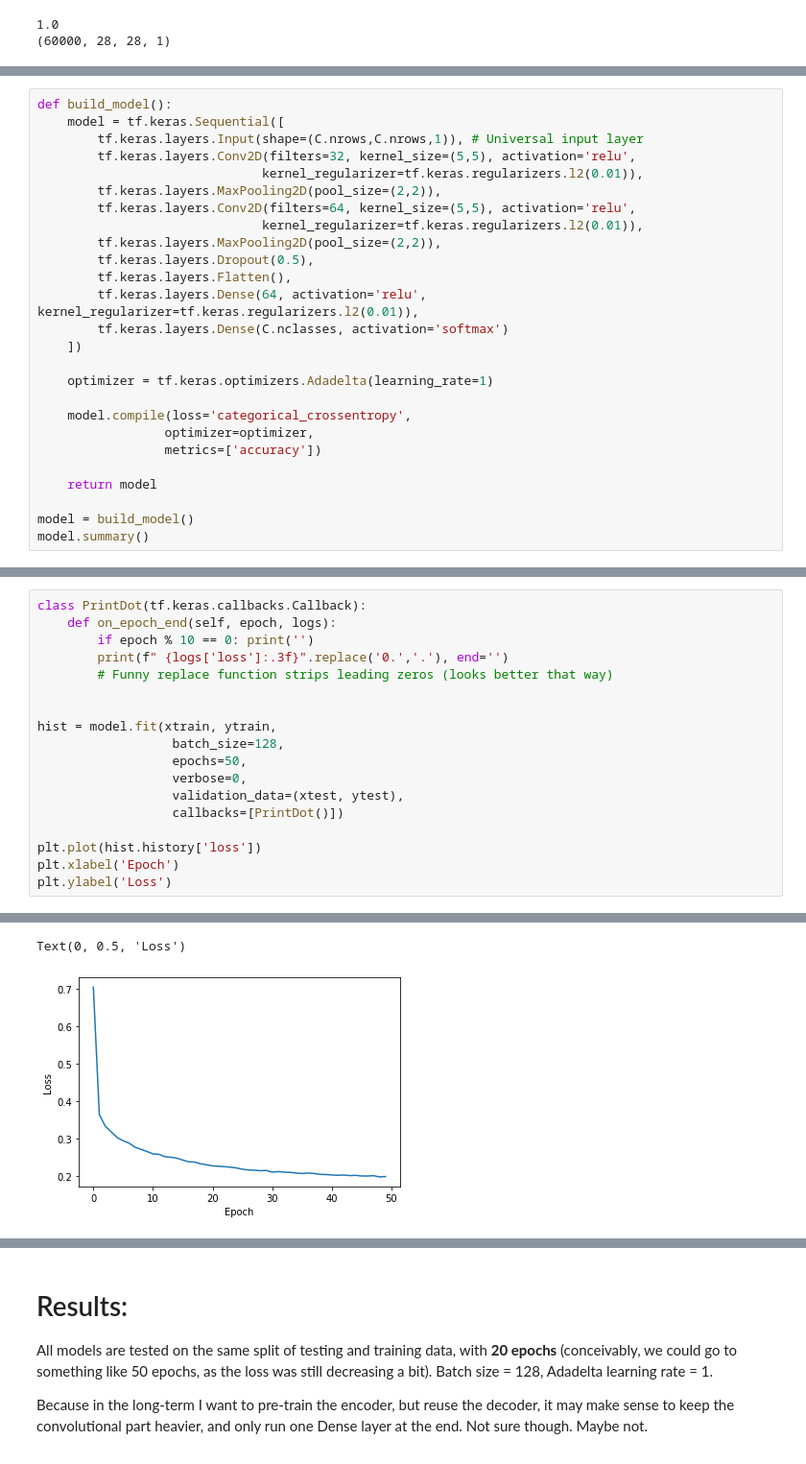
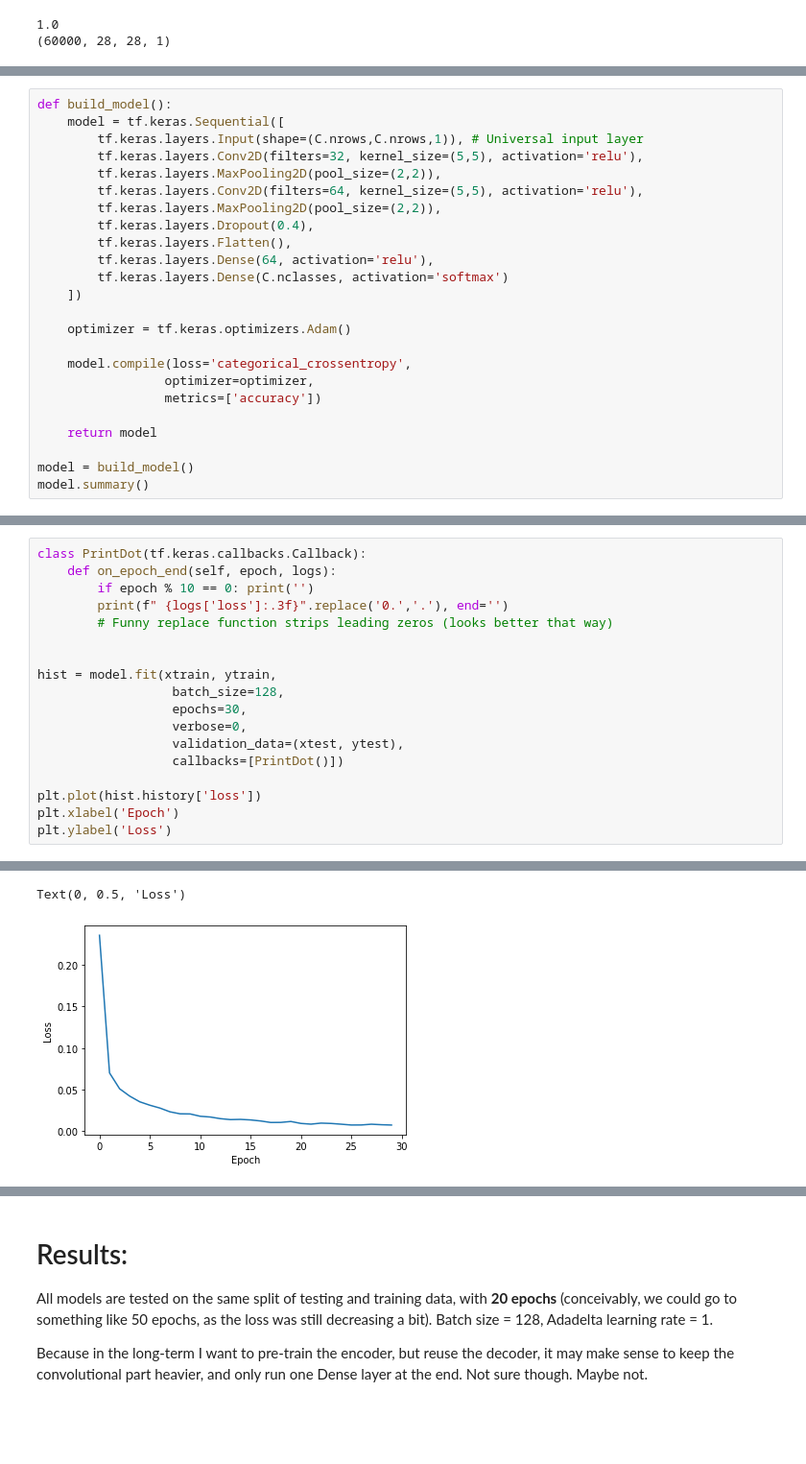
Before and after one commit to khakhalin/dl-playground, a Jupyter notebook: 01_picking_a_model.ipynb, the cells around one changed output, grey strips where cells are left out. Shown at 96% size. Saved outputs shown, nothing was run; the diff lists cells and outputs as text; blank space fills up the shorter version.

```diff
--- a/01_picking_a_model.ipynb
+++ b/01_picking_a_model.ipynb
@@ -40,19 +51,17 @@ plt.imshow(xtrain[np.random.randint(xtrain.shape[0]),:,:,0]);
 def build_model():
     model = tf.keras.Sequential([
         tf.keras.layers.Input(shape=(C.nrows,C.nrows,1)), # Universal input layer
-        tf.keras.layers.Conv2D(filters=32, kernel_size=(5,5), activation='relu',
-                              kernel_regularizer=tf.keras.regularizers.l2(0.01)),
+        tf.keras.layers.Conv2D(filters=32, kernel_size=(5,5), activation='relu'),
         tf.keras.layers.MaxPooling2D(pool_size=(2,2)),
-        tf.keras.layers.Conv2D(filters=64, kernel_size=(5,5), activation='relu',
-                              kernel_regularizer=tf.keras.regularizers.l2(0.01)),
+        tf.keras.layers.Conv2D(filters=64, kernel_size=(5,5), activation='relu'),
         tf.keras.layers.MaxPooling2D(pool_size=(2,2)),
-        tf.keras.layers.Dropout(0.5),
+        tf.keras.layers.Dropout(0.4),
         tf.keras.layers.Flatten(),
-        tf.keras.layers.Dense(64, activation='relu', kernel_regularizer=tf.keras.regularizers.l2(0.01)),
+        tf.keras.layers.Dense(64, activation='relu'),
         tf.keras.layers.Dense(C.nclasses, activation='softmax')
     ])
 
-    optimizer = tf.keras.optimizers.Adadelta(learning_rate=1)
+    optimizer = tf.keras.optimizers.Adam()
 
     model.compile(loss='categorical_crossentropy',
                  optimizer=optimizer,
@@ -90,7 +99,7 @@ class PrintDot(tf.keras.callbacks.Callback):
 
 hist = model.fit(xtrain, ytrain,
                   batch_size=128,
-                  epochs=50,
+                  epochs=30,
                   verbose=0,
                   validation_data=(xtest, ytest),
                   callbacks=[PrintDot()])
@@ -107,5 +114,5 @@ plt.ylabel('Loss')
 Text(0, 0.5, 'Loss')
-[figure, old version]
+[figure, new version]
 # %%
 score = model.evaluate(xtest, ytest, verbose=0)
 print("Test loss:",score[0])
```
Also changed, not shown: parts of 5 cells of this notebook.
